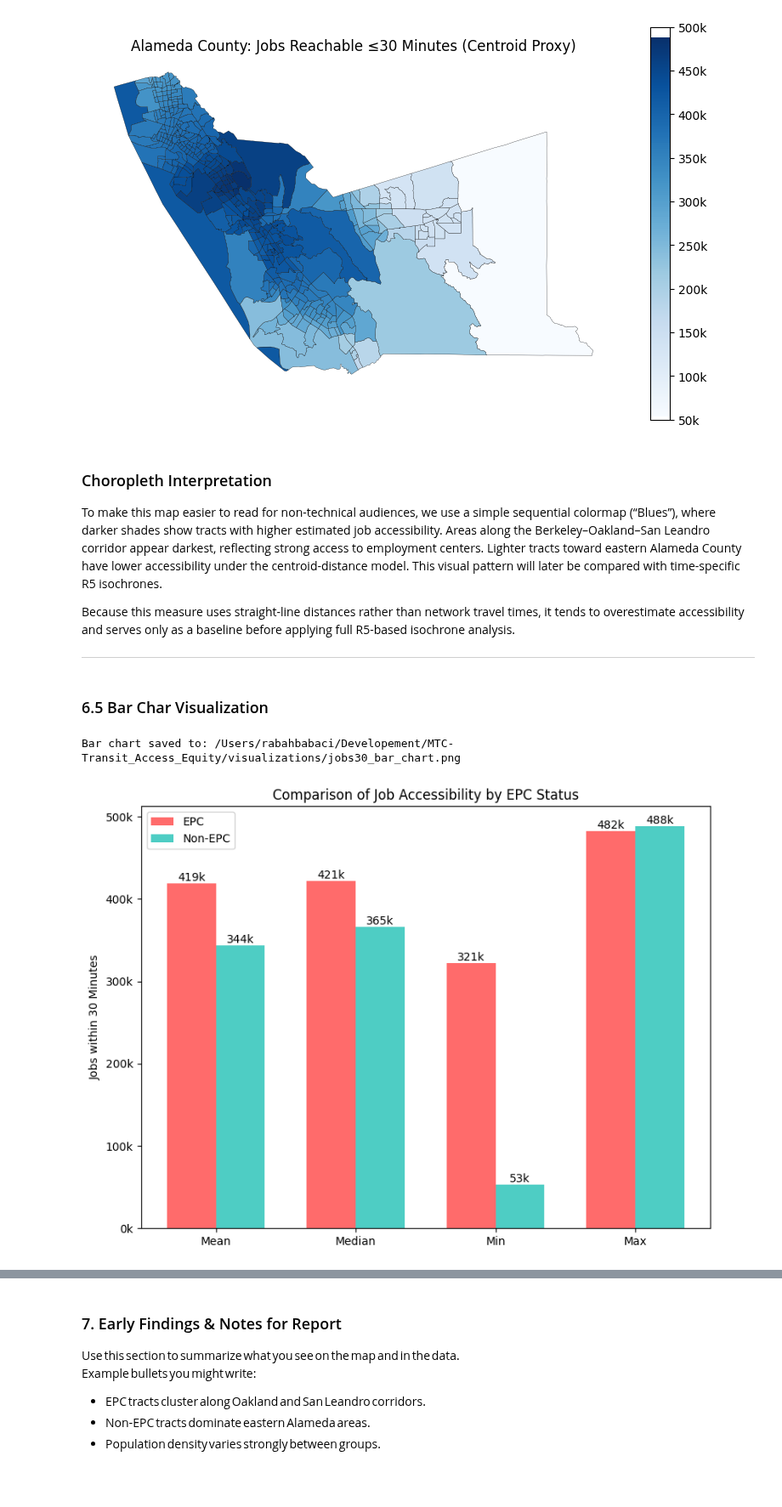
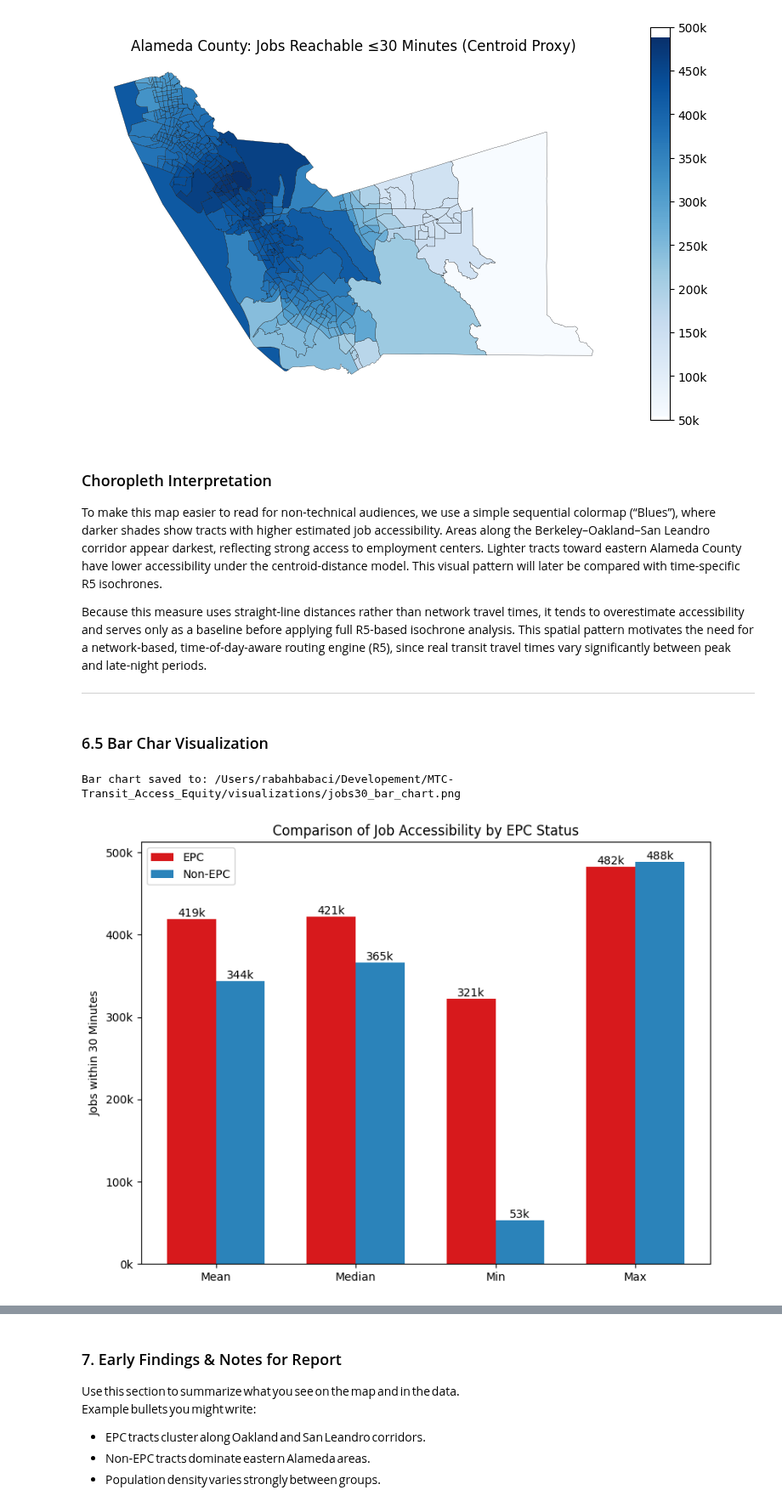
Before and after one commit to rabahbabaci/MTC-Transit_Access_Equity, a Jupyter notebook: notebooks/time_aware_transit_access_equity.ipynb, the cells around one changed output, grey strips where cells are left out. Shown at 85% size. Drawn from its saved outputs; the diff is of its cells as text; code cells hidden in the pictures; blank space fills up the shorter version.

```diff
--- a/notebooks/time_aware_transit_access_equity.ipynb
+++ b/notebooks/time_aware_transit_access_equity.ipynb
@@ -656,37 +676,51 @@ area), so its accessibility value reflects this.
 # %%
 # Use clean_gdf from Section 4
 tracts_jobs = clean_gdf.copy()
-print("Unique county FIPS codes in clean_gdf:", clean_gdf['GEOID'].str.slice(0, 5).unique())
+print(
+    "Unique county FIPS codes in clean_gdf:",
+    clean_gdf["GEOID"].str.slice(0, 5).unique(),
+)
 
-# Merge jobs onto tracts (limits to clean_gdf's GEOIDs, i.e., Alameda)
+# Merge jobs onto tract layer (fill missing tracts with jobs=0)
 tracts_jobs = tracts_jobs.merge(jobs, on="GEOID", how="left").fillna({"jobs": 0})
 
-# Compute centroids in UTM Zone 10N
+# Compute centroids in UTM for accurate Euclidean distance
 tracts_jobs = tracts_jobs.to_crs(26910)
 tracts_jobs["centroid"] = tracts_jobs.geometry.centroid.copy()
 tracts_jobs["x"] = tracts_jobs["centroid"].x
 tracts_jobs["y"] = tracts_jobs["centroid"].y
 
-# Countywide accessibility
+# Prepare arrays
 X = tracts_jobs[["x", "y"]].to_numpy()
 J = tracts_jobs["jobs"].to_numpy()
 
+# Pairwise distances (km)
 dx = X[:, 0][:, None] - X[:, 0][None, :]
 dy = X[:, 1][:, None] - X[:, 1][None, :]
 dist_km = np.sqrt(dx**2 + dy**2) / 1000.0
+
+# Convert threshold to time (min)
 speed_kmh = 40.0
 threshold_min = 30.0
 time_min = (dist_km / speed_kmh) * 60.0
+
+# Binary reachability matrix
 mask = time_min <= threshold_min
+
+# Compute accessible jobs
 tracts_jobs["jobs_30min"] = mask.dot(J).astype(int)
 
-# Summary
-summary = tracts_jobs.groupby("is_epc")["jobs_30min"].agg(
-    ["count", "mean", "median", "min", "max"]
-).rename(index={0: "Non-EPC", 1: "EPC"})
+# Summary by EPC
+summary = (
+    tracts_jobs.groupby("is_epc")["jobs_30min"]
+    .agg(["count", "mean", "median", "min", "max"])
+    .rename(index={0: "Non-EPC", 1: "EPC"})
+)
+
 print("Summary:")
 print(summary)
-# Remove centroid warning (optional)
+
+# reset geometry to original field
 tracts_jobs = tracts_jobs.set_geometry("geometry")
 # %% [output]
 Unique county FIPS codes in clean_gdf: ['06001']
@@ -810,7 +839,7 @@ pattern will later be compared with time-specific R5 isochrones.
 
 Because this measure uses straight-line distances rather than network travel times,
 it tends to overestimate accessibility and serves only as a baseline before applying
-full R5-based isochrone analysis.
+full R5-based isochrone analysis. This spatial pattern motivates the need for a network-based, time-of-day-aware routing engine (R5), since real transit travel times vary significantly between peak and late-night periods.
 
 ---
 # %% [markdown]
@@ -837,45 +866,43 @@ width = 0.35
 
 fig, ax = plt.subplots(figsize=(8, 6))
 
-bars1 = ax.bar(x - width / 2, epc_values, width, label="EPC", color="#FF6B6B")
-bars2 = ax.bar(x + width / 2, non_epc_values, width, label="Non-EPC", color="#4ECDC4")
+bars1 = ax.bar(x - width / 2, epc_values, width, label="EPC", color="#d7191c")
+bars2 = ax.bar(x + width / 2, non_epc_values, width, label="Non-EPC", color="#2b83ba")
 
 ax.set_ylabel("Jobs within 30 Minutes")
 ax.set_title("Comparison of Job Accessibility by EPC Status")
 ax.set_xticks(x)
 ax.set_xticklabels(categories)
 ax.legend()
 
 # Add value labels
 for bars in [bars1, bars2]:
     for bar in bars:
         height = bar.get_height()
         ax.text(
             bar.get_x() + bar.get_width() / 2.0,
             height,
             f"{int(height/1000)}k",
             ha="center",
             va="bottom",
         )
 
-# Format y-axis ticks using a FixedLocator to avoid warnings
-from matplotlib.ticker import FixedLocator
-
+# format y-axis ticks using a FixedLocator to avoid warnings
 yticks = ax.get_yticks()
 ax.yaxis.set_major_locator(FixedLocator(yticks))
 ax.set_yticklabels([f"{int(y/1000)}k" for y in yticks])
 
 plt.tight_layout()
 
 # Save and show
 bar_chart_path = VIS / "jobs30_bar_chart.png"
 plt.savefig(bar_chart_path, dpi=180)
 print(f"Bar chart saved to: {bar_chart_path}")
 
 plt.show()
 # %% [output]
 Bar chart saved to: /Users/rabahbabaci/Developement/MTC-Transit_Access_Equity/visualizations/jobs30_bar_chart.png
-[figure, old version]
+[figure, new version]
 # %% [markdown]
 ### Bar Chart Interpretation
 
```
Also changed, not shown: parts of 50 cells of this notebook, 12 other files.
